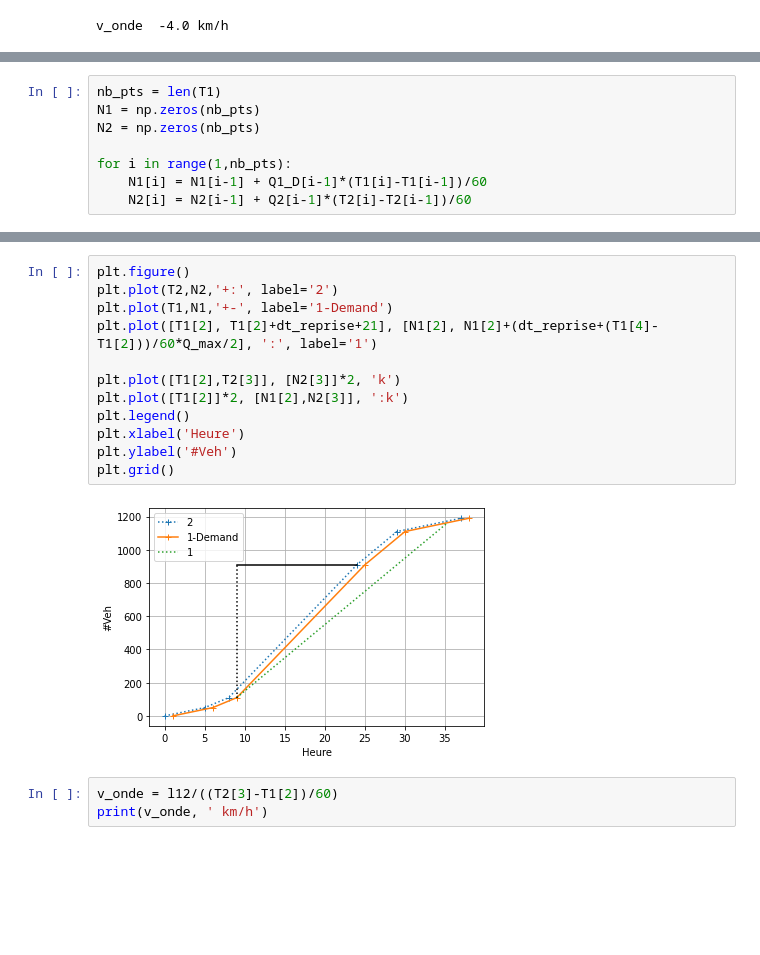
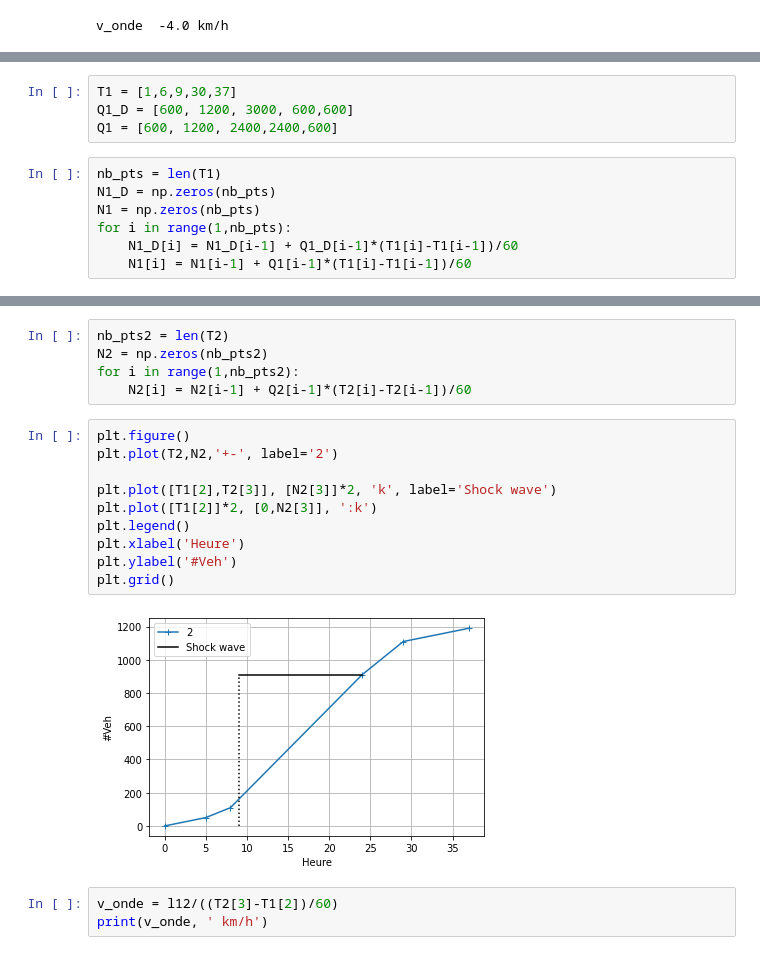
Before and after one commit to loubal/EXPAT_TP3, a Jupyter notebook: EXPAT_TP3.ipynb, the cells around one changed output, grey strips where cells are left out. Cells and saved outputs as stored; diff of their text form; blank space fills up the shorter version.

```diff
--- a/EXPAT_TP3.ipynb
+++ b/EXPAT_TP3.ipynb
@@ -62,8 +50,11 @@ Q1_D = Q2
+# %%
+T1 = [1,6,9,30,37]
+Q1_D = [600, 1200, 3000, 600,600]
+Q1 = [600, 1200, 2400,2400,600]
 # %%
 nb_pts = len(T1)
+N1_D = np.zeros(nb_pts)
 N1 = np.zeros(nb_pts)
-N2 = np.zeros(nb_pts)
-
 for i in range(1,nb_pts):
-    N1[i] = N1[i-1] + Q1_D[i-1]*(T1[i]-T1[i-1])/60
-    N2[i] = N2[i-1] + Q2[i-1]*(T2[i]-T2[i-1])/60
+    N1_D[i] = N1_D[i-1] + Q1_D[i-1]*(T1[i]-T1[i-1])/60
+    N1[i] = N1[i-1] + Q1[i-1]*(T1[i]-T1[i-1])/60
@@ -85,17 +92,20 @@ print(TT, 'min =', TT/60, 'h')
+# %%
+nb_pts2 = len(T2)
+N2 = np.zeros(nb_pts2)
+for i in range(1,nb_pts2):
+    N2[i] = N2[i-1] + Q2[i-1]*(T2[i]-T2[i-1])/60
 # %%
 plt.figure()
-plt.plot(T2,N2,'+:', label='2')
-plt.plot(T1,N1,'+-', label='1-Demand')
-plt.plot([T1[2], T1[2]+dt_reprise+21], [N1[2], N1[2]+(dt_reprise+(T1[4]-T1[2]))/60*Q_max/2], ':', label='1')
+plt.plot(T2,N2,'+-', label='2')
 
-plt.plot([T1[2],T2[3]], [N2[3]]*2, 'k')
-plt.plot([T1[2]]*2, [N1[2],N2[3]], ':k')
+plt.plot([T1[2],T2[3]], [N2[3]]*2, 'k', label='Shock wave')
+plt.plot([T1[2]]*2, [0,N2[3]], ':k')
 plt.legend()
 plt.xlabel('Heure')
 plt.ylabel('#Veh')
 plt.grid()
 # %% [output]
-[figure, old version]
+[figure, new version]
 # %%
 v_onde = l12/((T2[3]-T1[2])/60)
 print(v_onde, ' km/h')
```
Also changed, not shown: parts of 16 cells of this notebook.
